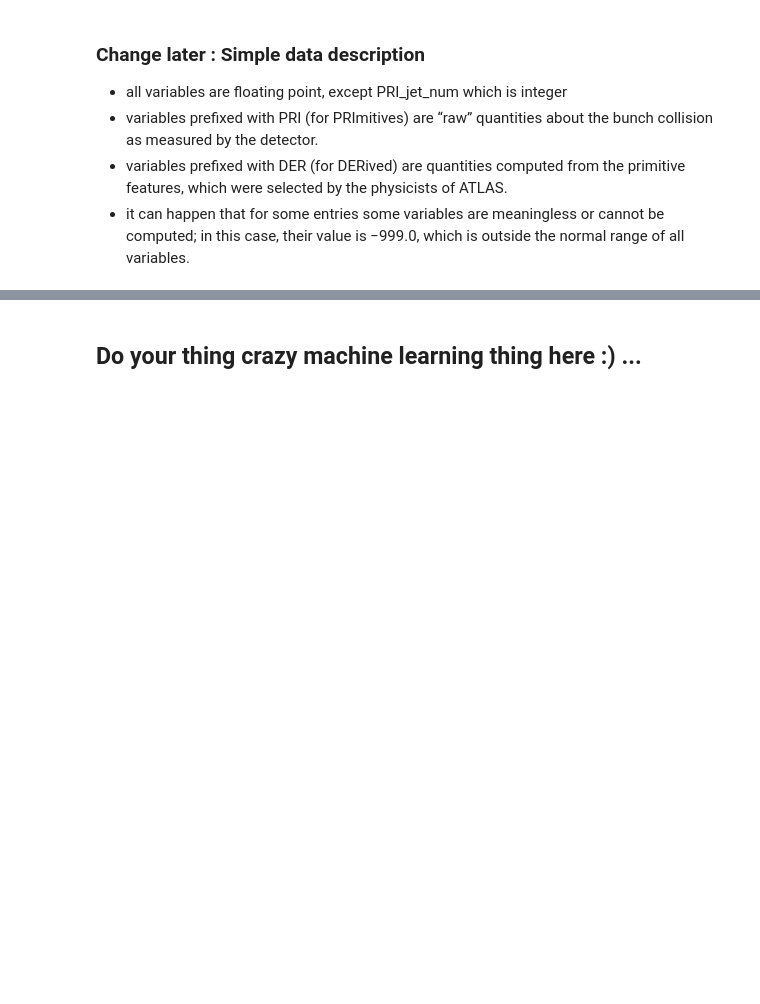
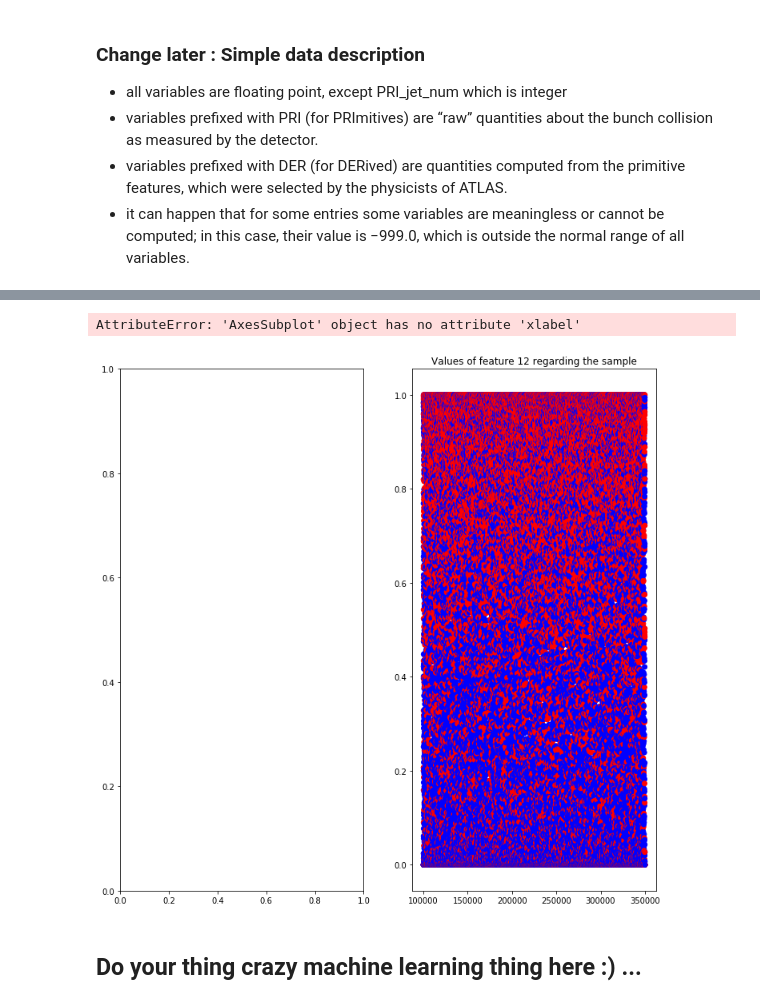
Before and after one commit to cschneuw/Machine-learning-Project-2019, a Jupyter notebook: scripts/project1.ipynb, the cells around one changed output, grey strips where cells are left out. Cells and saved outputs as stored; diff of their text form; code cells hidden in the pictures; blank space fills up the shorter version.

Commit message:
plot and histogram oer feature

```diff
--- a/scripts/project1.ipynb
+++ b/scripts/project1.ipynb
@@ -28,0 +34,40 @@ ids shape = (250000,)
+# %%
+# putting the meaningless values to 0 to show clearer graphs
+tX0 = np.where(tX==-999, np.nan,tX) #nanmin nanstd
+# %%
+def plot_feature(ids, tX0, y, f):
+    fig, ax = plt.subplots(1, 2, figsize=(12, 12))
+
+    col = np.where(y==1, 'r', 'b')
+    ax[1].scatter(ids, tX0[:,f], c=col)
+    ax[1].set_title('Values of feature {} regarding the sample'.format(f))
+    ax[1].xlabel('Samples')
+    ax[1].ylabel('Values')
+    #ax[0] = plt.scatter(ids, tX0[:,f], c=col)
+    #ax[0] = plt.title('Values of feature {} regarding the sample'.format(f))
+    #ax[0] = plt.xlabel('Samples')
+    #ax[0] = plt.ylabel('Values')
+
+
+    bins = 20
+    #ax[1] = plt.hist(tX0[:,f], bins)
+    #ax[1] = plt.title("Histogram of factor {} distribution".format(f))
+    #ax[1] = plt.xlabel('Values of the factor {}'.format(f))
+    #ax[1] = plt.ylabel('Number of apparitions')
+
+
+
+    #plt.scatter(ids, tX0[:,f], c=col)
+    #plt.xlabel('Samples')
+    #plt.ylabel('Values')
+
+    #ax[1].imshow(brain_im, cmap='gray')
+    #ax[1].set_title('MRI brain image ({} px, {} px)'.format(im_h, im_w))
+    #ax[1].axis('off')
+
+    plt.show()
+# %%
+plot_feature(ids, tX0, y, 12)
+# %% [output]
+AttributeError: 'AxesSubplot' object has no attribute 'xlabel'
+[figure, added]
```
Also changed, not shown: parts of 5 cells of this notebook.
